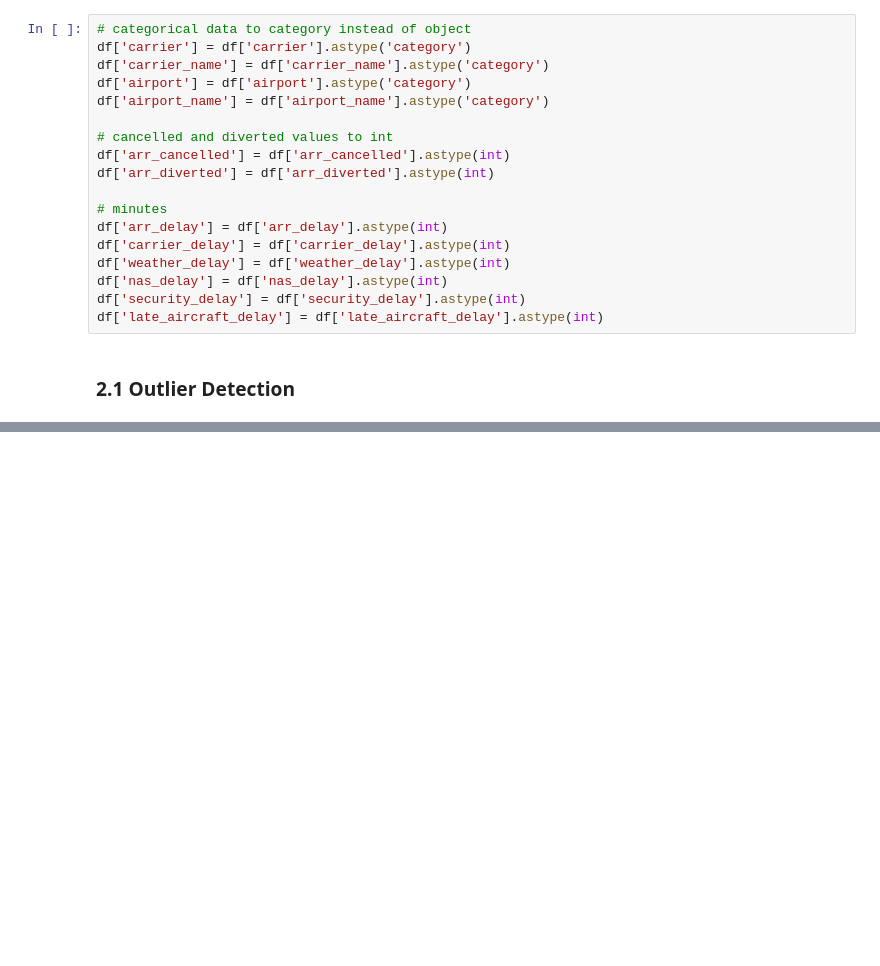
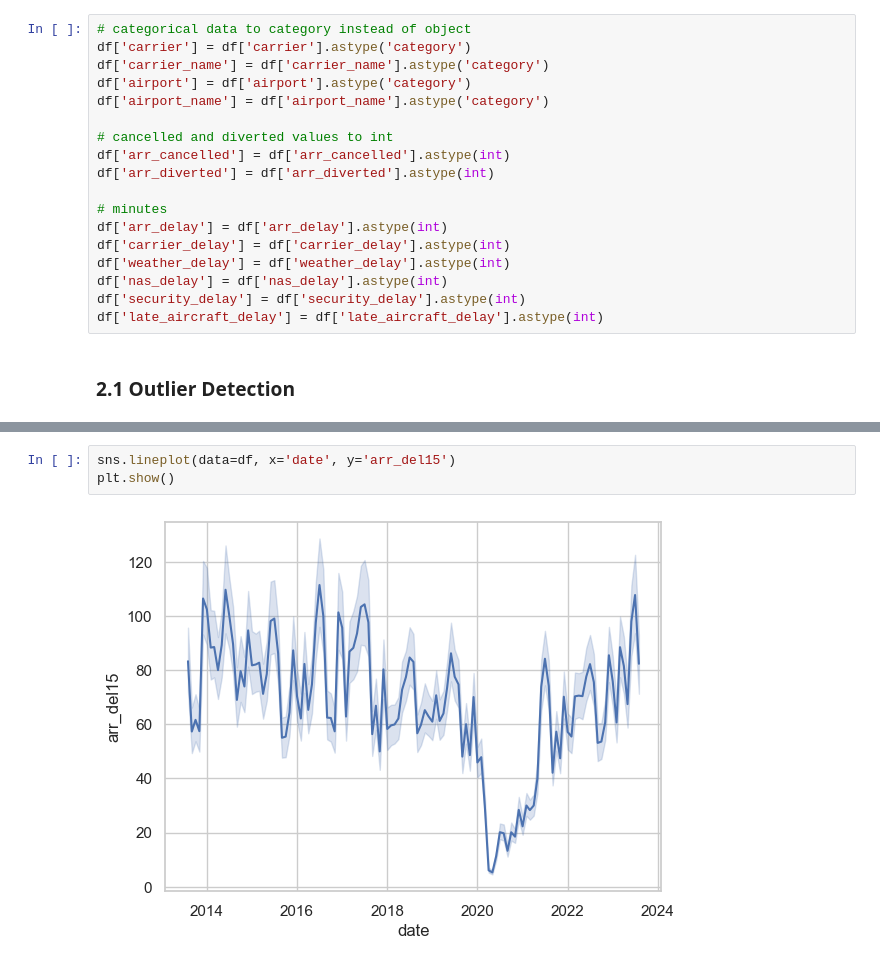
Before and after one commit to shaswat-13/flight-delay-dataset, a Jupyter notebook: notebooks/etl.ipynb, the cells around one changed output, grey strips where cells are left out. Drawn from its saved outputs; the diff is of its cells as text; blank space fills up the shorter version.

```diff
--- a/notebooks/etl.ipynb
+++ b/notebooks/etl.ipynb
@@ -338,0 +325,5 @@ for col in numeric_cols:
+# %%
+sns.lineplot(data=df, x='date', y='arr_del15')
+plt.show()
+# %% [output]
+[figure, added]
```
Also changed, not shown: parts of 9 cells of this notebook.
